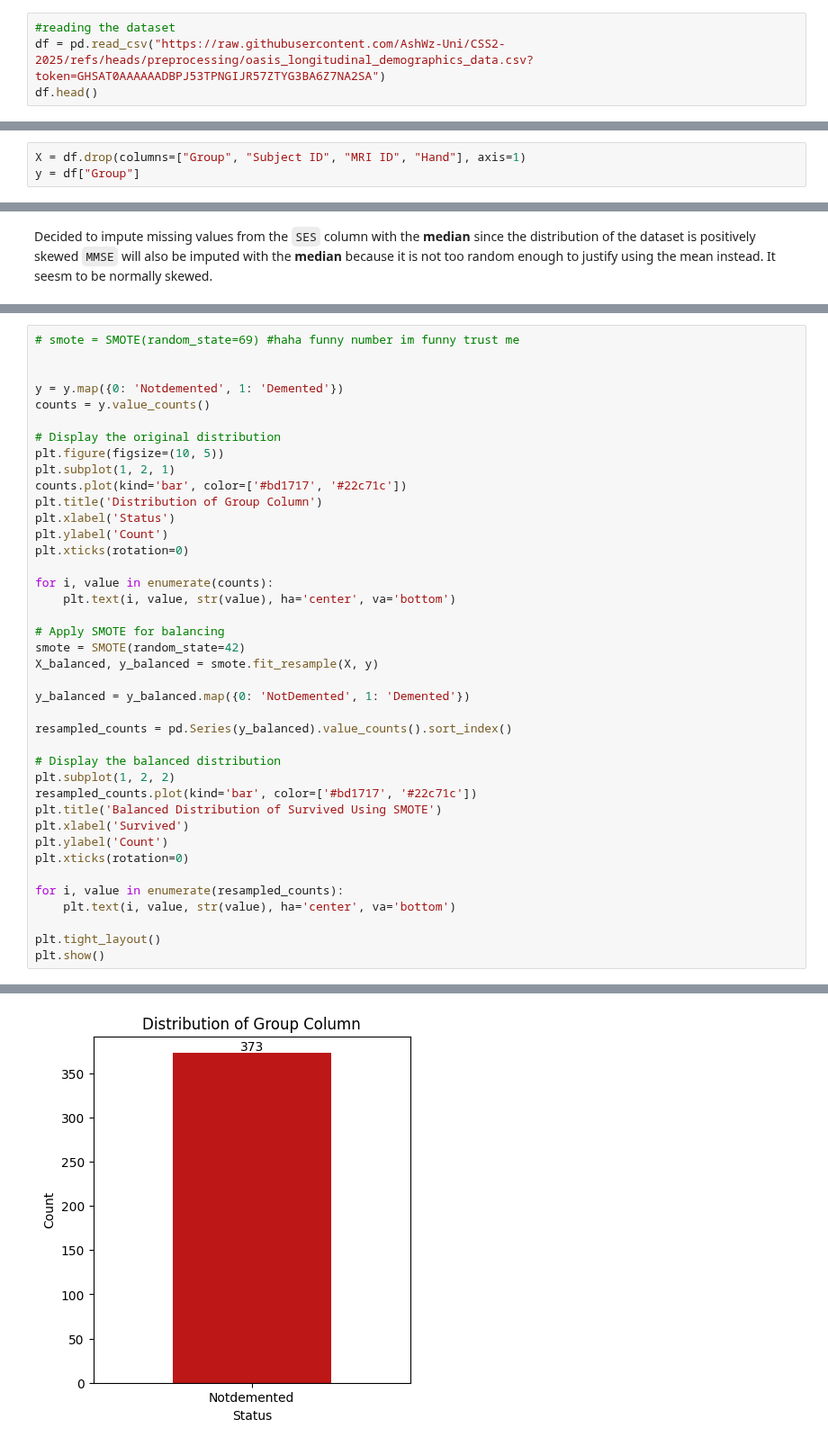
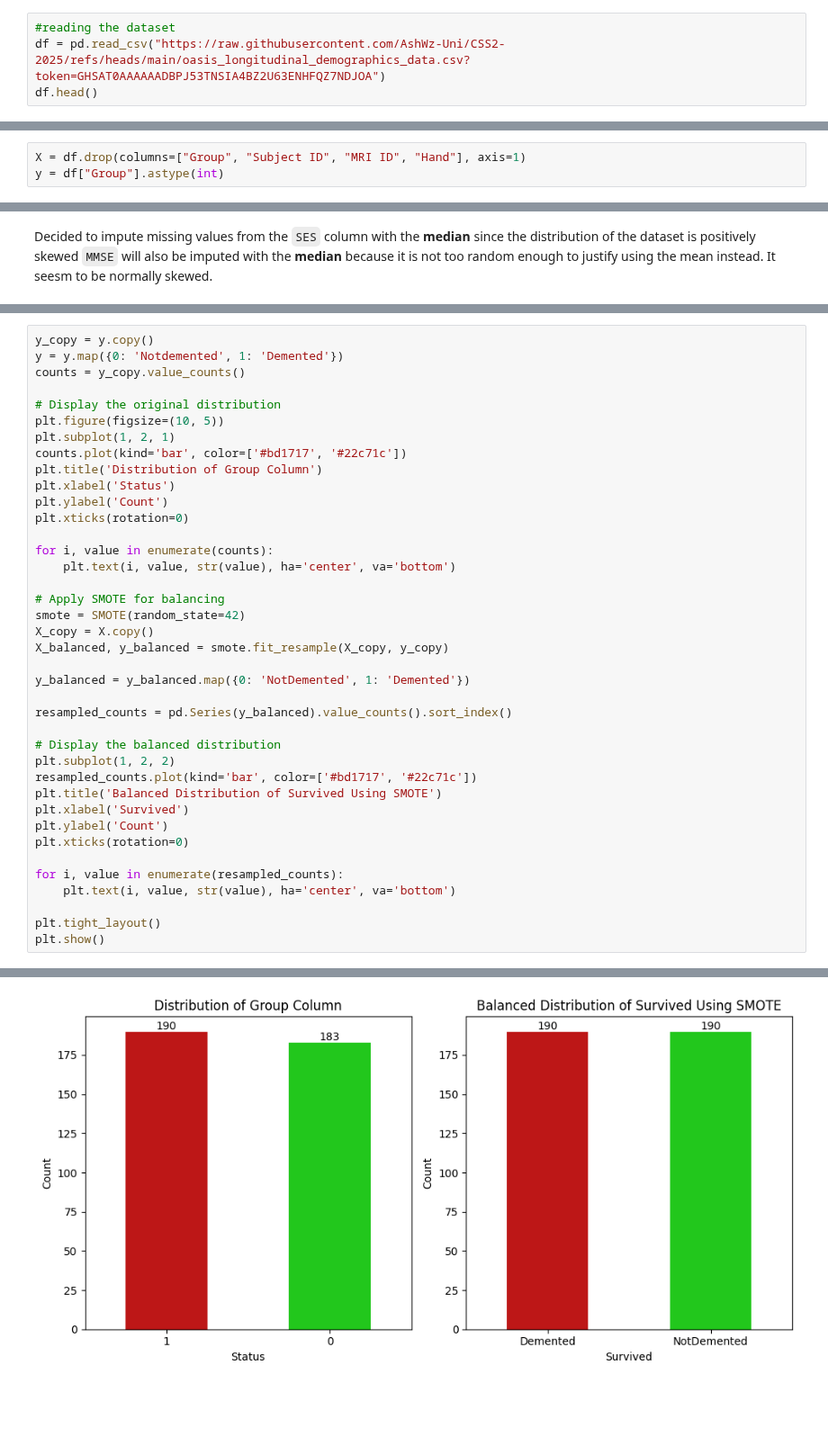
Before and after one commit to AshWz-Uni/CSS2-2025, a Jupyter notebook: datastuff.ipynb, the cells around one changed output, grey strips where cells are left out. Shown at 90% size. Saved outputs shown, nothing was run; the diff lists cells and outputs as text; blank space fills up the shorter version.

Commit message:
SMOTE implemented to balance the dataset
Also, i noticed that the method that i was trying to load the csv file is very inconsistent so that will need to be changed

```diff
--- a/datastuff.ipynb
+++ b/datastuff.ipynb
@@ -13,7 +13,7 @@ from sklearn.impute import SimpleImputer
 from imblearn.over_sampling import SMOTE
 # %%
 #reading the dataset
-df = pd.read_csv("https://raw.githubusercontent.com/AshWz-Uni/CSS2-2025/refs/heads/preprocessing/oasis_longitudinal_demographics_data.csv?token=GHSAT0AAAAAADBPJ53TPNGIJR57ZTYG3BA6Z7NA2SA")
+df = pd.read_csv("https://raw.githubusercontent.com/AshWz-Uni/CSS2-2025/refs/heads/main/oasis_longitudinal_demographics_data.csv?token=GHSAT0AAAAAADBPJ53TNSIA4BZ2U63ENHFQZ7NDJOA")
 df.head()
 # %% [output]
 |  | Subject ID | MRI ID | Group | Visit | MR Delay | M/F | Hand | Age | EDUC | SES | MMSE | ... |
@@ -239,5 +224,5 @@ Length: 1, dtype: Int64
 # %%
 X = df.drop(columns=["Group", "Subject ID", "MRI ID", "Hand"], axis=1)
-y = df["Group"]
+y = df["Group"].astype(int)
 # %%
 # display(y[y.isna()])
@@ -272,9 +261,7 @@ display(X)
 # %%
-# smote = SMOTE(random_state=69) #haha funny number im funny trust me
-
-
+y_copy = y.copy()
 y = y.map({0: 'Notdemented', 1: 'Demented'})
-counts = y.value_counts()
+counts = y_copy.value_counts()
 
 # Display the original distribution
 plt.figure(figsize=(10, 5))
@@ -290,7 +277,8 @@ for i, value in enumerate(counts):
 
 # Apply SMOTE for balancing
 smote = SMOTE(random_state=42)
-X_balanced, y_balanced = smote.fit_resample(X, y)
+X_copy = X.copy()
+X_balanced, y_balanced = smote.fit_resample(X_copy, y_copy)
 
 y_balanced = y_balanced.map({0: 'NotDemented', 1: 'Demented'})
 
@@ -314 +301 @@ ValueError: The target 'y' needs to have more than 1 class. Got 1 class instead
-[figure, old version]
+[figure, new version]
```
Also changed, not shown: parts of 9 cells of this notebook.
